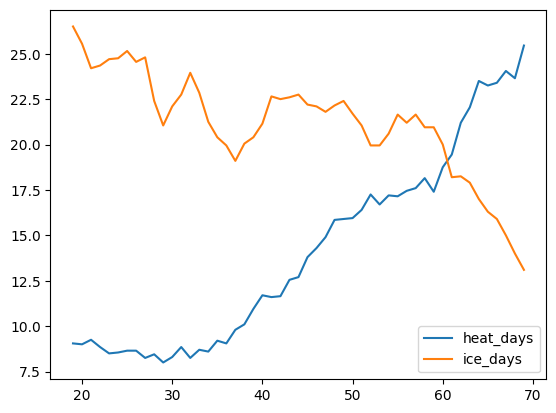
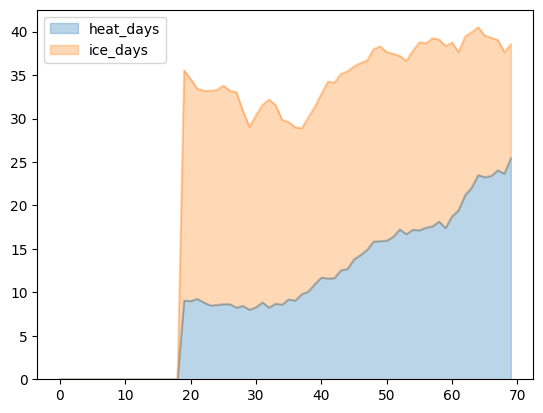
Unified diff of the notebook cell whose output changed from the first chart to the second:
--- before
+++ after
@@ -1 +1 @@
-df[["heat_days","ice_days"]].rolling(20).mean().plot()
+df[["heat_days","ice_days"]].rolling(20).mean().plot(kind="area", alpha=0.3)

Commit: Added img